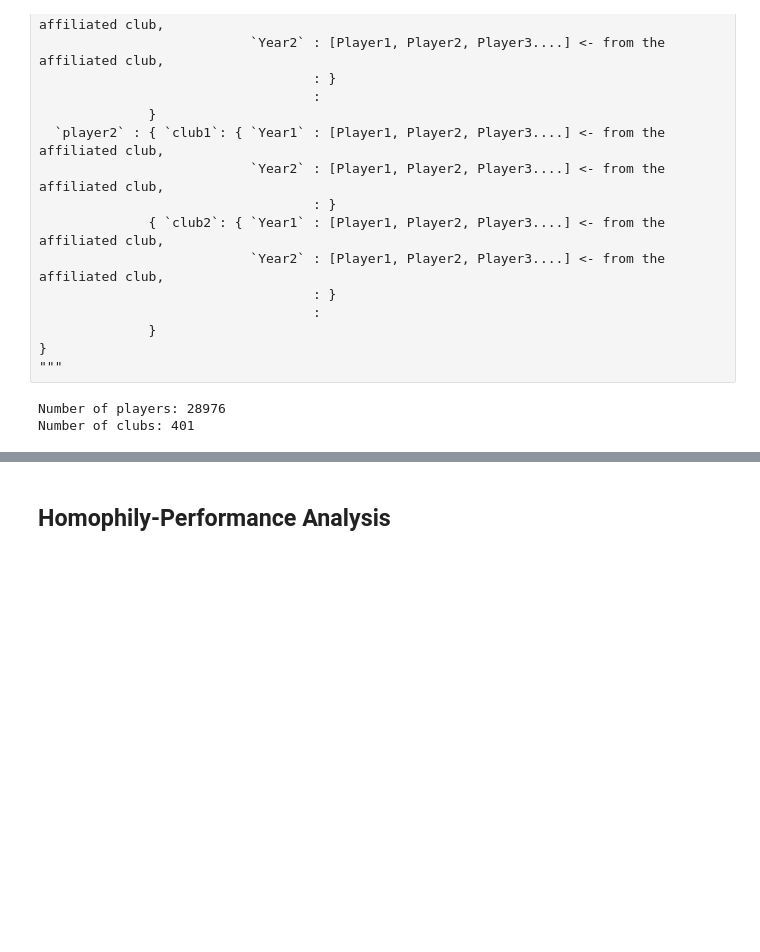
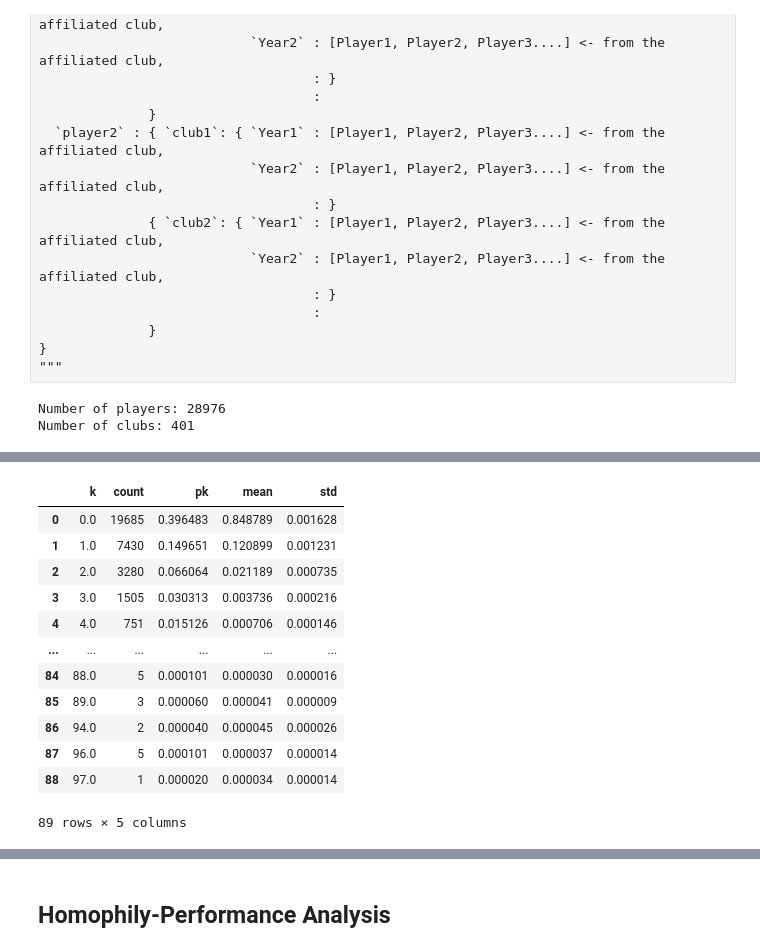
Before and after one commit to willit031794/net-analytics-ftp, a Jupyter notebook: scripts/analysis.ipynb, the cells around one changed output, grey strips where cells are left out. Cells and saved outputs as stored; diff of their text form; code cells hidden in the pictures; blank space fills up the shorter version.

```diff
--- a/scripts/analysis.ipynb
+++ b/scripts/analysis.ipynb
@@ -508,0 +610,2 @@ plt.bar(k_pk['k'],
+# %%
+df = null_case[null_case['transfer_movement'] == 'in']
@@ -508,0 +1063,5 @@ plt.bar(k_pk['k'],
+# %%
+file_path = os.path.join('output', 'k_pk.csv')
+null_k_pk = pd.read_csv(file_path)
+# %%
+null_k_pk = pd.DataFrame(null_k_pk.groupby('k')['pk'].agg(['mean', 'std']))
@@ -508,0 +1085,19 @@ plt.bar(k_pk['k'],
+# %%
+null_k_pk.reset_index(inplace = True)
+# %%
+k_pk_table = pd.merge(k_pk, null_k_pk, on = 'k', how = 'left')
+k_pk_table
+# %% [output]
+|  | k | count | pk | mean | std |
+| 0 | 0.0 | 19685 | 0.396483 | 0.848789 | 0.001628 |
+| 1 | 1.0 | 7430 | 0.149651 | 0.120899 | 0.001231 |
+| 2 | 2.0 | 3280 | 0.066064 | 0.021189 | 0.000735 |
+| 3 | 3.0 | 1505 | 0.030313 | 0.003736 | 0.000216 |
+| 4 | 4.0 | 751 | 0.015126 | 0.000706 | 0.000146 |
+| ... | ... | ... | ... | ... | ... |
+| 84 | 88.0 | 5 | 0.000101 | 0.000030 | 0.000016 |
+| 85 | 89.0 | 3 | 0.000060 | 0.000041 | 0.000009 |
+| 86 | 94.0 | 2 | 0.000040 | 0.000045 | 0.000026 |
+| 87 | 96.0 | 5 | 0.000101 | 0.000037 | 0.000014 |
+| 88 | 97.0 | 1 | 0.000020 | 0.000034 | 0.000014 |
+89 rows × 5 columns
```
Also changed, not shown: parts of 92 cells of this notebook, 2 other files.
